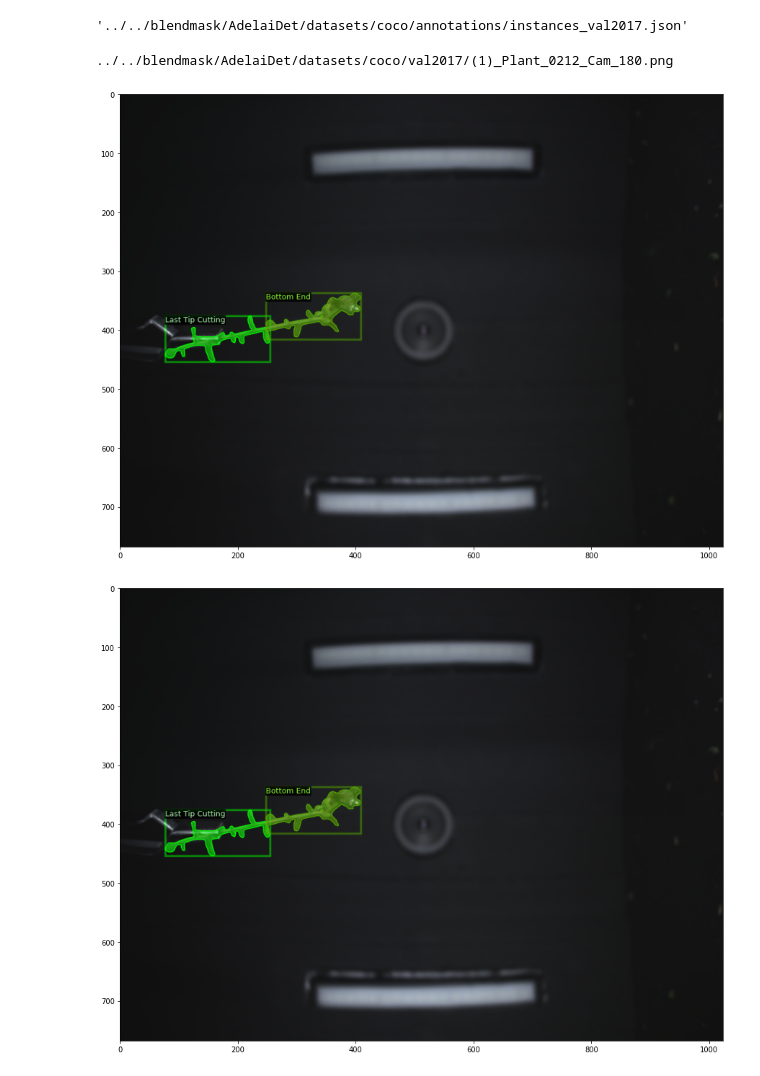
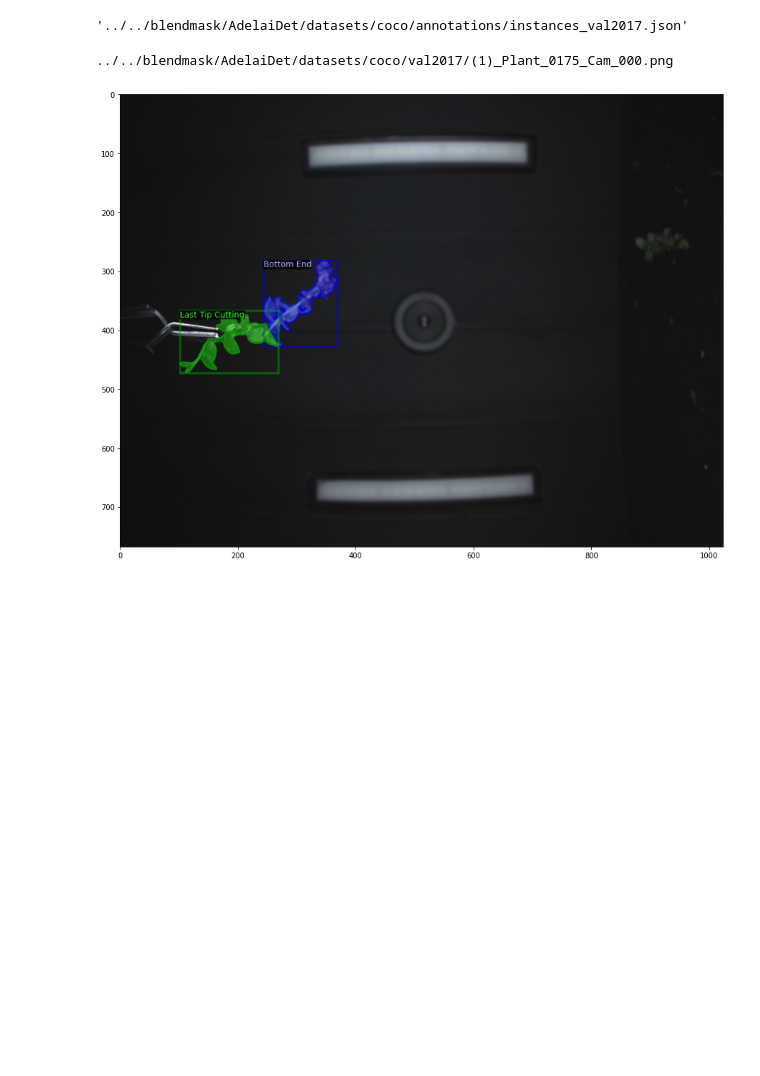
Before and after one commit to rasheedtobi/BlendMask, a Jupyter notebook: BlendMask.ipynb, the cells around one changed output. Cells and saved outputs as stored; diff of their text form; code cells hidden in the pictures; blank space fills up the shorter version.

```diff
--- a/BlendMask.ipynb
+++ b/BlendMask.ipynb
@@ -65,8 +65,7 @@ val_json
 # %% [output]
 '../../blendmask/AdelaiDet/datasets/coco/annotations/instances_val2017.json'
 # %%
-plot_samples('vacc_val', 0)
+plot_samples('vacc_val', 1)
 # %% [output]
-../../blendmask/AdelaiDet/datasets/coco/val2017/(1)_Plant_0212_Cam_180.png
+../../blendmask/AdelaiDet/datasets/coco/val2017/(1)_Plant_0175_Cam_000.png
-[figure, old version]
+[figure, new version]
-[figure, removed]
```
Also changed, not shown: parts of 8 cells of this notebook, 1 other file.
